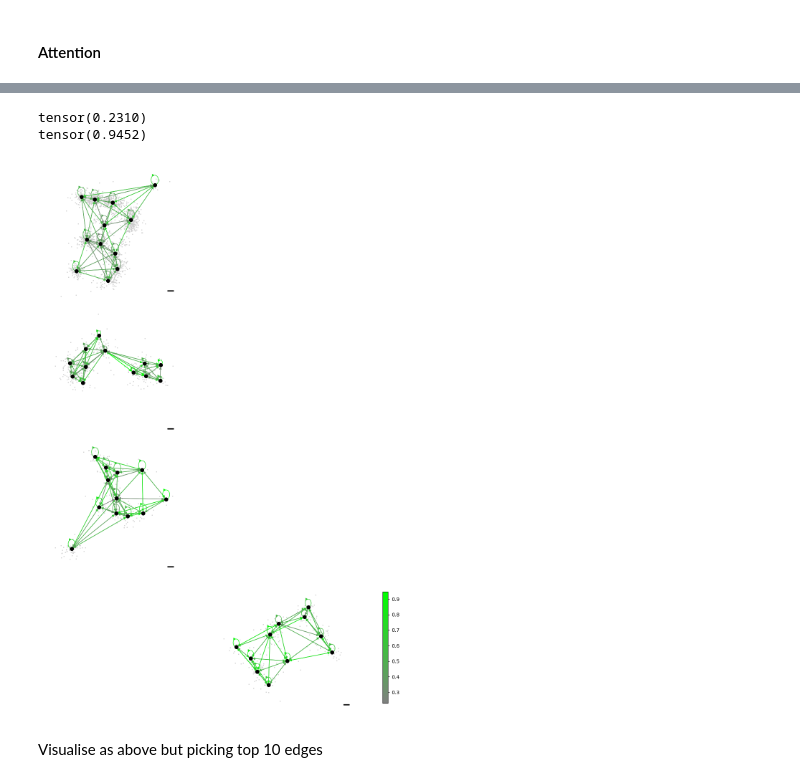
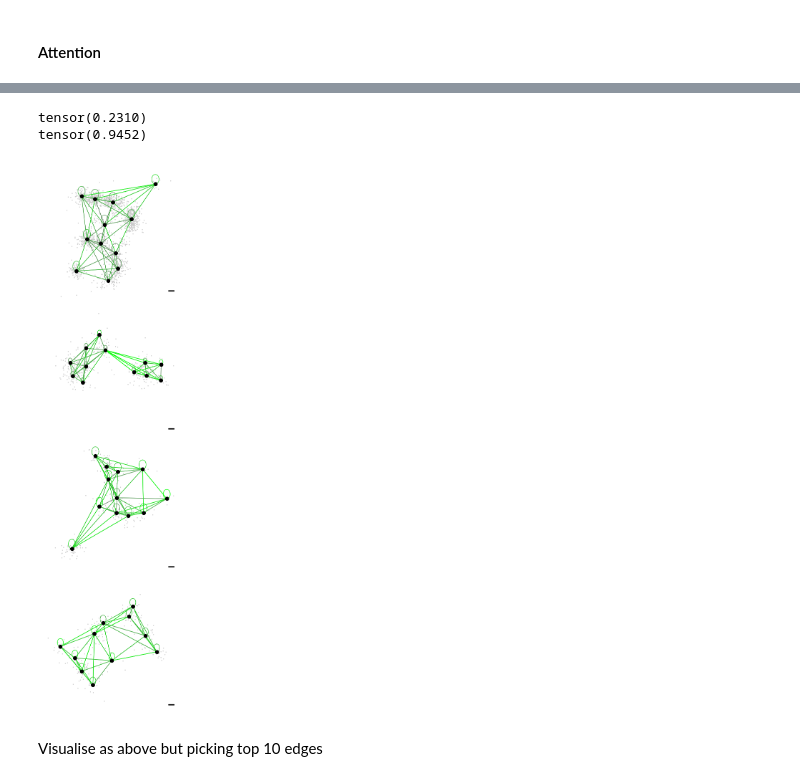
Before and after one commit to oubino/locpix_points, a Jupyter notebook: digits_letters/task_2_finaltest/scripts/analysis.ipynb, the cells around one changed output, grey strips where cells are left out. Saved outputs shown, nothing was run; the diff lists cells and outputs as text; code cells hidden in the pictures.

Commit message:
Overlay edges for all edges plot + have final plot where all combined to ensure in same space

```diff
--- a/digits_letters/task_2_finaltest/scripts/analysis.ipynb
+++ b/digits_letters/task_2_finaltest/scripts/analysis.ipynb
@@ -834,6 +834,10 @@ print(vmax)
 
 fig, ax = plt.subplots(4,1,figsize=(20,20), sharex=True, sharey=True)
 
+from torch_geometric.transforms import ToUndirected
+
+transform = ToUndirected(reduce="max")
+
 for idx, file_name in enumerate(files):
 
     edge_imp = edge_imps_attn[idx].cpu().numpy()
@@ -861,42 +865,46 @@ for idx, file_name in enumerate(files):
 
     ax[idx].add_artist(scalebar)
     # graph
-    nx_g = to_networkx(dataitems_attn[idx])
+    pyg_graph = dataitems_attn[idx]
+    pyg_graph.edge_attr = torch.tensor(edge_imp).cuda()
+    pyg_graph = transform(pyg_graph)
+    edge_imp = pyg_graph.edge_attr.cpu().numpy()
+    nx_g = to_networkx(pyg_graph)
     pos = dataitems_attn[idx].pos.cpu().numpy()
     #edge_color = cm(edge_imps_attn[idx].cpu())
     #if 0:
     #    neg_edges = np.argwhere(edge_imps_attn[idx].cpu().numpy() == 0.0)
     #    neg_edges = np.array([e for e in nx_g.edges])[neg_edges[:,0]]
     #    neg_edges = [tuple(val) for val in neg_edges]
     #    edges = list(nx_g.edges)
     #    remove_indices = [i for i, item in enumerate(edges) if item in neg_edges]
     #    edge_color = np.delete(edge_color, remove_indices, axis=0)
     #    nx_g.remove_edges_from(neg_edges)
     if remove_self_loops:
         self_loops = list(nx.selfloop_edges(nx_g))
         edges = list(nx_g.edges)
         remove_indices = [i for i, item in enumerate(edges) if item in self_loops]
         edge_imp = np.delete(edge_imp, remove_indices, axis=0)
         nx_g.remove_edges_from(nx.selfloop_edges(nx_g))
     #if 0:
     #    min = np.min(edge_color[:,1])
     #    max = np.max(edge_color[:,1])
     #    edge_color[:,1] = (edge_color[:,1] - min)/(max - min)
     # center points
     pos[:,0] = pos[:,0] - x_mean
     pos[:,1] = pos[:,1] - y_mean
-    draw(nx_g, pos=np.flip(pos, axis= 1), ax=ax[idx], edge_color=edge_imp, edge_cmap=cm, node_size=50, node_color='k', connectionstyle="arc3,rad=0.0",  edge_vmin=vmin.numpy(), edge_vmax=vmax.numpy())
+    draw(nx_g, pos=np.flip(pos, axis= 1), ax=ax[idx], arrows=False, edge_color=edge_imp, edge_cmap=cm, node_size=50, node_color='k',  edge_vmin=vmin.numpy(), edge_vmax=vmax.numpy())
 
-sm = plt.cm.ScalarMappable(norm=norm, cmap=cm)
-sm._A = []
-plt.colorbar(sm, ax=ax[-1], fraction=0.01)
-output_path = os.path.join(project_directory, "output", "combined" + '_attention_all_edges_s_1.svg') # _all_edges_s_1.svg')
+#sm = plt.cm.ScalarMappable(norm=norm, cmap=cm)
+#sm._A = []
+#plt.colorbar(sm, ax=ax[-1], fraction=0.01)
+output_path = os.path.join(project_directory, "output", "combined" + ' _attention_all_edges_s_1.svg') # _all_edges_s_1.svg') _attention_all_edges_s_1
 plt.subplots_adjust(wspace=0, hspace=0)
 plt.savefig(output_path, transparent=True, bbox_inches="tight", pad_inches=0)
 # %% [output]
 tensor(0.2310)
 tensor(0.9452)
-[figure, old version]
+[figure, new version]
 # %% [markdown]
 Visualise as above but picking top 10 edges
 # %%
```
Also changed, not shown: parts of 3 cells of this notebook.
